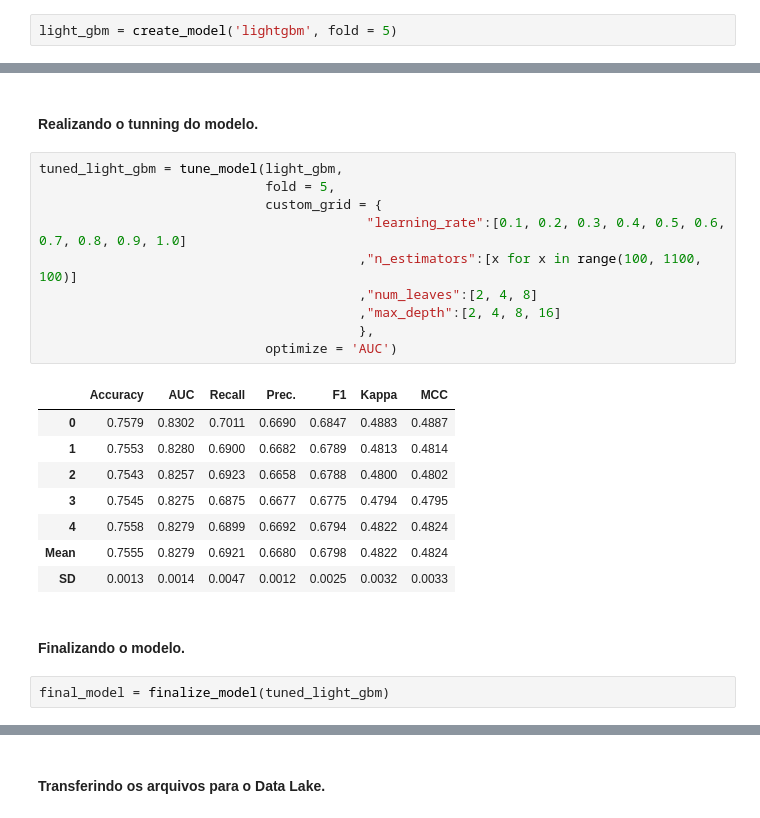
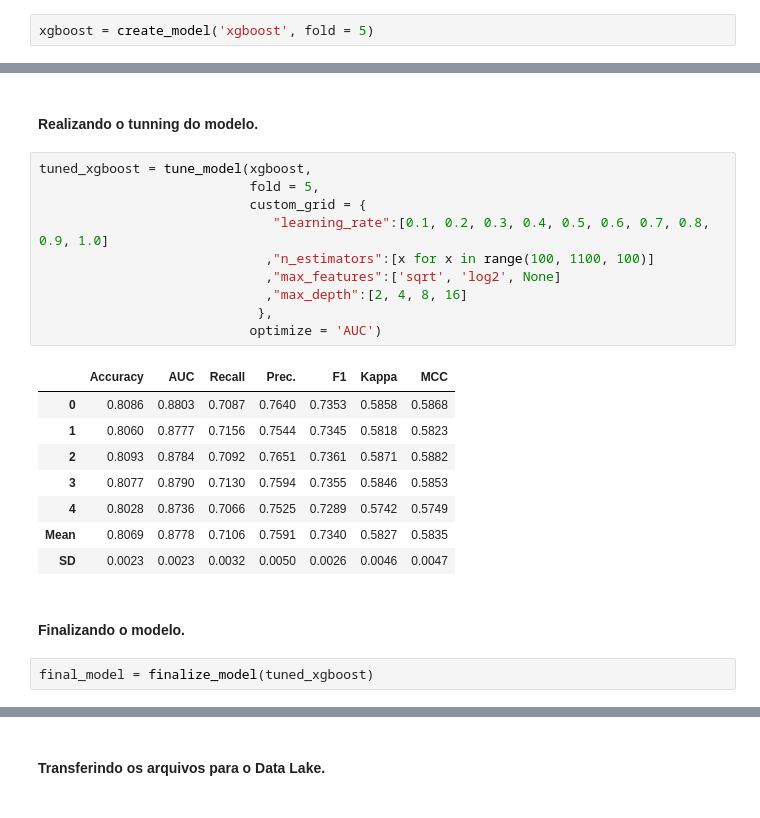
Before and after one commit to Joaquim-Santos/Analysis-of-Diabetes-Risk-Factors, a Jupyter notebook: notebooks/machine_learning_deploy.ipynb, the cells around one changed output, grey strips where cells are left out. Drawn from its saved outputs; the diff is of its cells as text.

```diff
--- a/notebooks/machine_learning_deploy.ipynb
+++ b/notebooks/machine_learning_deploy.ipynb
@@ -369,6 +360,6 @@ best_model = compare_models(fold = 5,sort = 'AUC', include = ['lightgbm', 'xgboo
 # %% [markdown]
 #### Criando o modelo.
 # %%
-light_gbm = create_model('lightgbm', fold = 5)
+xgboost = create_model('xgboost', fold = 5)
 # %% [output]
 |  | Accuracy | AUC | Recall | Prec. | F1 | Kappa | MCC |
@@ -382,28 +373,28 @@ light_gbm = create_model('lightgbm', fold = 5)
 # %% [markdown]
 #### Realizando o tunning do modelo.
 # %%
-tuned_light_gbm = tune_model(light_gbm,
-                             fold = 5,
-                             custom_grid = {
-                                          "learning_rate":[0.1, 0.2, 0.3, 0.4, 0.5, 0.6, 0.7, 0.8, 0.9, 1.0]
-                                         ,"n_estimators":[x for x in range(100, 1100, 100)]
-                                         ,"num_leaves":[2, 4, 8]
-                                         ,"max_depth":[2, 4, 8, 16]
-                                         },
-                             optimize = 'AUC')
+tuned_xgboost = tune_model(xgboost,
+                           fold = 5,
+                           custom_grid = {
+                              "learning_rate":[0.1, 0.2, 0.3, 0.4, 0.5, 0.6, 0.7, 0.8, 0.9, 1.0]
+                             ,"n_estimators":[x for x in range(100, 1100, 100)]
+                             ,"max_features":['sqrt', 'log2', None]
+                             ,"max_depth":[2, 4, 8, 16]
+                            },
+                           optimize = 'AUC')
 # %% [output]
 |  | Accuracy | AUC | Recall | Prec. | F1 | Kappa | MCC |
-| 0 | 0.7579 | 0.8302 | 0.7011 | 0.6690 | 0.6847 | 0.4883 | 0.4887 |
-| 1 | 0.7553 | 0.8280 | 0.6900 | 0.6682 | 0.6789 | 0.4813 | 0.4814 |
-| 2 | 0.7543 | 0.8257 | 0.6923 | 0.6658 | 0.6788 | 0.4800 | 0.4802 |
-| 3 | 0.7545 | 0.8275 | 0.6875 | 0.6677 | 0.6775 | 0.4794 | 0.4795 |
-| 4 | 0.7558 | 0.8279 | 0.6899 | 0.6692 | 0.6794 | 0.4822 | 0.4824 |
-| Mean | 0.7555 | 0.8279 | 0.6921 | 0.6680 | 0.6798 | 0.4822 | 0.4824 |
-| SD | 0.0013 | 0.0014 | 0.0047 | 0.0012 | 0.0025 | 0.0032 | 0.0033 |
+| 0 | 0.8086 | 0.8803 | 0.7087 | 0.7640 | 0.7353 | 0.5858 | 0.5868 |
+| 1 | 0.8060 | 0.8777 | 0.7156 | 0.7544 | 0.7345 | 0.5818 | 0.5823 |
+| 2 | 0.8093 | 0.8784 | 0.7092 | 0.7651 | 0.7361 | 0.5871 | 0.5882 |
+| 3 | 0.8077 | 0.8790 | 0.7130 | 0.7594 | 0.7355 | 0.5846 | 0.5853 |
+| 4 | 0.8028 | 0.8736 | 0.7066 | 0.7525 | 0.7289 | 0.5742 | 0.5749 |
+| Mean | 0.8069 | 0.8778 | 0.7106 | 0.7591 | 0.7340 | 0.5827 | 0.5835 |
+| SD | 0.0023 | 0.0023 | 0.0032 | 0.0050 | 0.0026 | 0.0046 | 0.0047 |
 # %% [markdown]
 #### Finalizando o modelo.
 # %%
-final_model = finalize_model(tuned_light_gbm)
+final_model = finalize_model(tuned_xgboost)
 # %%
 save_model(final_model,'..\\datalake\\curated\\model')
 # %% [output]
```
Also changed, not shown: parts of 8 cells of this notebook, 2 other files.
